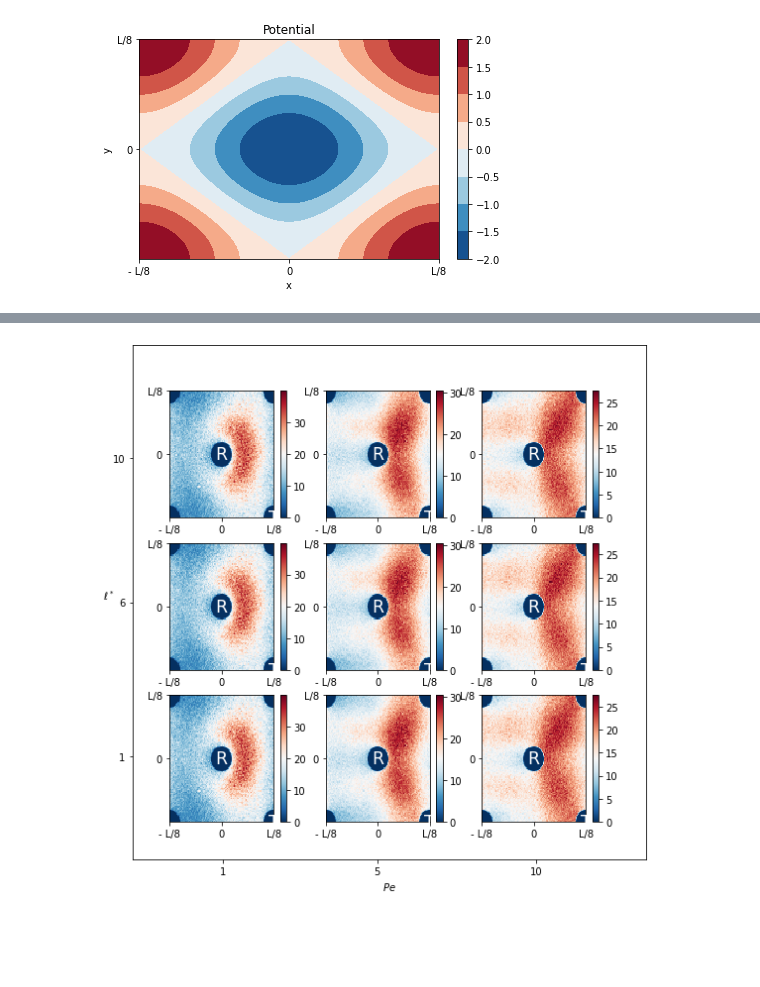
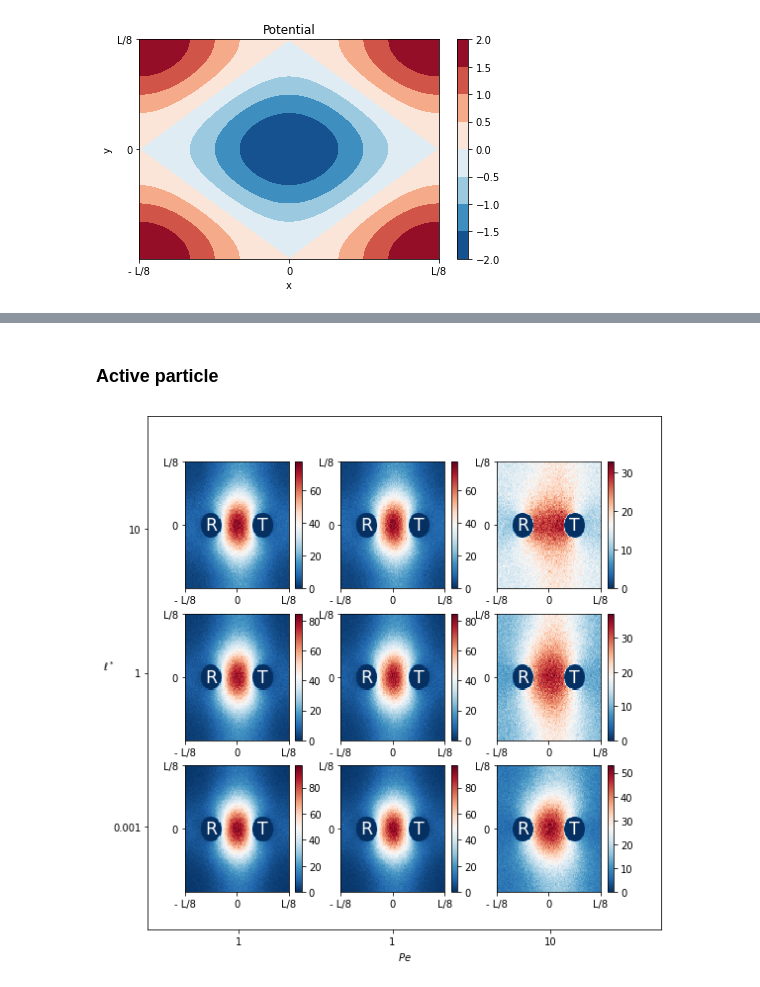
Before and after one commit to abassi98/Active-Brownian-Particles, a Jupyter notebook: src/main.ipynb, the cells around one changed output, grey strips where cells are left out. Saved outputs shown, nothing was run; the diff lists cells and outputs as text; code cells hidden in the pictures; blank space fills up the shorter version.

Commit message:
Modified structure of main.ipynb to consider different combinations reactant target .q

```diff
--- a/src/main.ipynb
+++ b/src/main.ipynb
@@ -86,0 +98,33 @@ plt.savefig("potential.png")
+# %%
+fig =  plt.figure(figsize=(4, 4))
+x_ticks = [-L/8, 0, L/8 ]
+x_labels = ["- L/8","0", "L/8" ]
+y_ticks = [0, L/8]
+y_labels = ["0", "L/8"]
+
+# Define reactant and target region
+reactant = region(x=-L/16,y=0,radius=L/40.0)
+target = region(x=L/16,y=0,radius=L/40.0)
+
+# Define parameters
+pe = pe_vec[j]
+l_star = lstar_vec[i]
+v = 0
+D_theta = 0
+# Compute statistics
+particle = ABP_2d(reactant,target, num_steps = 10**7, dt=1e-4, v=v, D_r=1.0, D_theta= D_theta, k=1.0, L=1.0, mu=1.0, w=0.0)
+particle.dynamics(track_in_reactant=True, track_in_target=True)
+# Retireve data
+x_dyn= np.array(particle.position_x)
+y_dyn = np.array(particle.position_y)
+reactive_path = np.array(particle.reactive_path)
+is_outside = np.logical_and(np.logical_not(particle.bool_reactant), np.logical_not(particle.bool_target))
+x_dyn = x_dyn[reactive_path]
+y_dyn = y_dyn[reactive_path]
+#Plot
+h = plt.hist2d(x_dyn, y_dyn, bins = 100,cmap="RdBu_r", density = True)
+plt.text(reactant.x, reactant.y, "R", c = "white", size ="xx-large", ha = "center" , va="center")
+plt.text(target.x, target.y, "T",c = "white", size ="xx-large" , ha = "center", va="center")
+plt.xticks(x_ticks, x_labels)
+plt.yticks(y_ticks, y_labels)
+plt.colorbar(h[3])
@@ -87,7 +134,9 @@ plt.savefig("potential.png")
+# %% [markdown]
+### Active particle
 # %%
 ### Transition probability density plot
-pe_vec = [1,5,10]
-lstar_vec = [10,6,1]
+pe_vec = [1,1,10]
+lstar_vec = [10,1, 0.001]
 v_max = 8*math.pi
 
 
@@ -113,8 +162,8 @@ y_labels = ["0", "L/8"]
 
 
 # Define reactant and target region
-reactant = region(x=0,y=0,radius=L/40.0)
-target = region(x=L/8,y=-L/8,radius=L/40.0)
+reactant = region(x=-L/16,y=0,radius=L/40.0)
+target = region(x=L/16,y=0,radius=L/40.0)
 
 
 
@@ -122,36 +171,36 @@ for i in range(3):
     for j in range(3):
         n = i*3+j
         ax = fig.add_subplot(3,3,n+1)
         # Define parameters
         pe = pe_vec[j]
         l_star = lstar_vec[i]
         v = pe*v_max
-        D_theta = float(pe/l_star)
+        D_theta = float(pe*v_max*v_max/l_star)
         # Compute statistics
-        particle = ABP_2d(reactant,target, num_steps = 10**7, dt=1e-4, v=v, D_r=1.0, D_theta= 0.1, k=1.0, L=1.0, mu=1.0, w=0.0)
+        particle = ABP_2d(reactant,target, num_steps = 10**7, dt=1e-4, v=v, D_r=1.0, D_theta= D_theta, k=1.0, L=1.0, mu=1.0, w=0.0)
         particle.dynamics(track_in_reactant=True, track_in_target=True)
         # Retireve data
         x_dyn= np.array(particle.position_x)
         y_dyn = np.array(particle.position_y)
         reactive_path = np.array(particle.reactive_path)
         is_outside = np.logical_and(np.logical_not(particle.bool_reactant), np.logical_not(particle.bool_target))
         x_dyn = x_dyn[reactive_path]
         y_dyn = y_dyn[reactive_path]
         #Plot
         h = ax.hist2d(x_dyn, y_dyn, bins = 100,cmap="RdBu_r", density = True)
         ax.text(reactant.x, reactant.y, "R", c = "white", size ="xx-large", ha = "center" , va="center")
         ax.text(target.x, target.y, "T",c = "white", size ="xx-large" , ha = "center", va="center")
         ax.set_xticks(x_ticks, x_labels)
         ax.set_yticks(y_ticks, y_labels)
         fig.colorbar(h[3], ax=ax)
 
 
 
 #fig.tight_layout(pad=0.2)
 fig.savefig("reactive_prob.png")
 fig.show()
 # %% [output]
-[figure, old version]
+[figure, new version]
 # %%
 theta = np.array(particle.theta)
 plt.hist(theta, bins =100)
```
Also changed, not shown: parts of 15 cells of this notebook, 1 other file.
